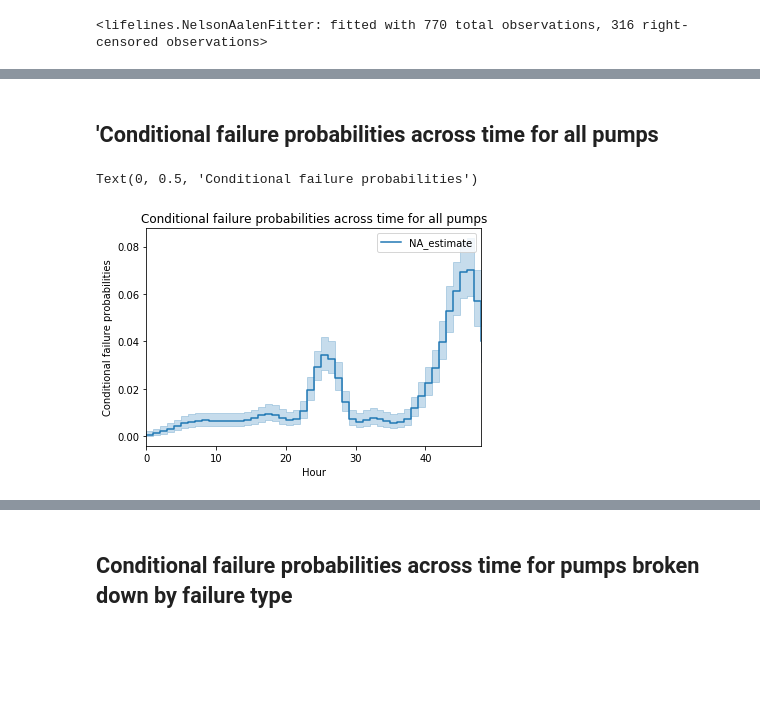
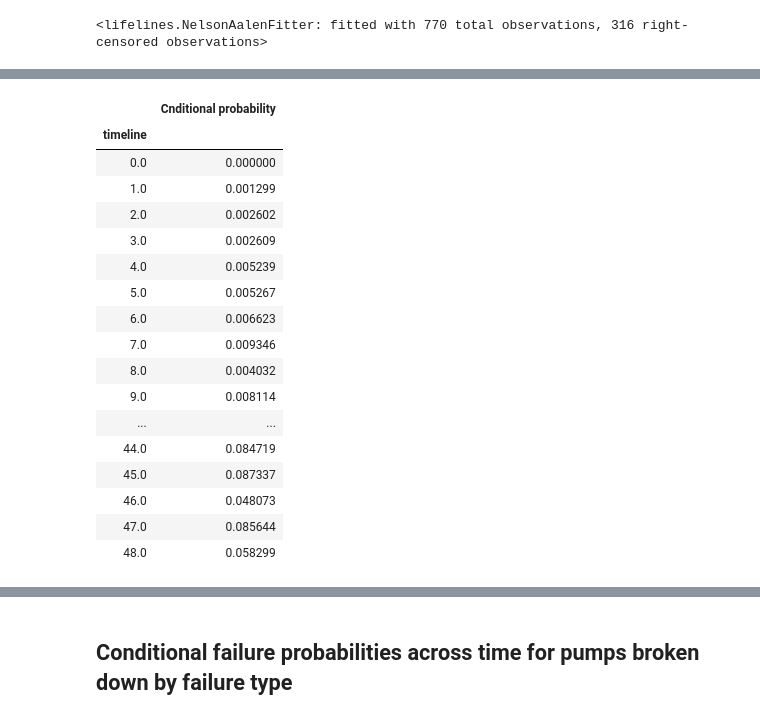
Before and after one commit to luwu29/IAA_profiles, a Jupyter notebook: Survival Analysis.ipynb, the cells around one changed output, grey strips where cells are left out. Saved outputs shown, nothing was run; the diff lists cells and outputs as text; code cells hidden in the pictures; blank space fills up the shorter version.

```diff
--- a/Survival Analysis.ipynb
+++ b/Survival Analysis.ipynb
@@ -237,14 +242,2 @@ timeline
 <matplotlib.axes._subplots.AxesSubplot at 0x...>
 [figure]
-# %% [markdown]
-## 'Conditional failure probabilities across time for all pumps
-# %%
-bandwidth = 3.
-
-ax = naf.plot_hazard(bandwidth=bandwidth) #conditional probability ?
-plt.title('Conditional failure probabilities across time for all pumps')
-plt.xlabel('Hour')
-plt.ylabel('Conditional failure probabilities')
-# %% [output]
-Text(0, 0.5, 'Conditional failure probabilities')
-[figure, removed]
@@ -258,0 +244,24 @@ a3=cumu.plot()t(ax=a2)
+# %%
+cumu=pd.DataFrame(naf.cumulative_hazard_)
+cumu_differ=cumu.diff().fillna(0)
+cumu_differ=cumu_differ.rename(columns={"NA_estimate": "Cnditional probability"})
+cumu_differ#conditional probability?
+# %% [output]
+|  | Cnditional probability |
+| timeline |  |
+| 0.0 | 0.000000 |
+| 1.0 | 0.001299 |
+| 2.0 | 0.002602 |
+| 3.0 | 0.002609 |
+| 4.0 | 0.005239 |
+| 5.0 | 0.005267 |
+| 6.0 | 0.006623 |
+| 7.0 | 0.009346 |
+| 8.0 | 0.004032 |
+| 9.0 | 0.008114 |
+| ... | ... |
+| 44.0 | 0.084719 |
+| 45.0 | 0.087337 |
+| 46.0 | 0.048073 |
+| 47.0 | 0.085644 |
+| 48.0 | 0.058299 |
```
Also changed, not shown: parts of 7 cells of this notebook.
